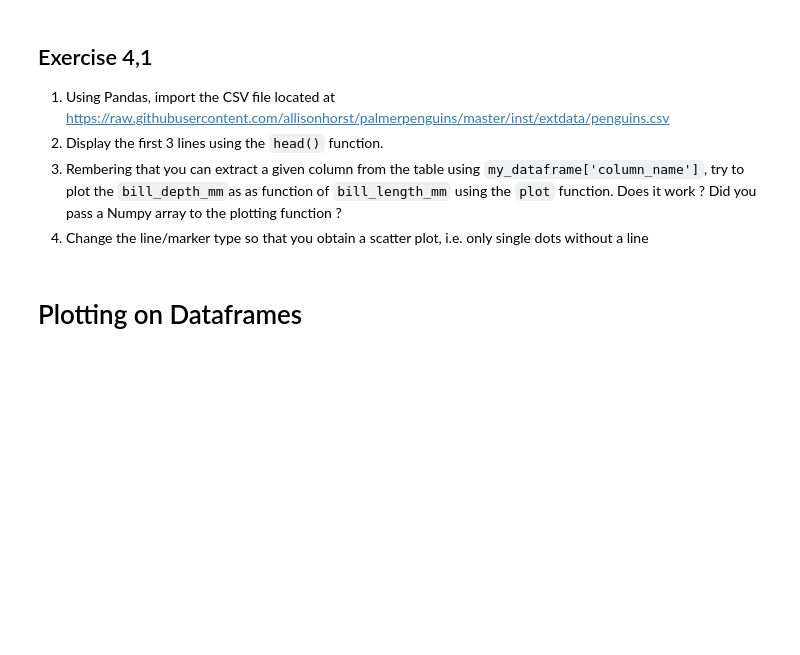
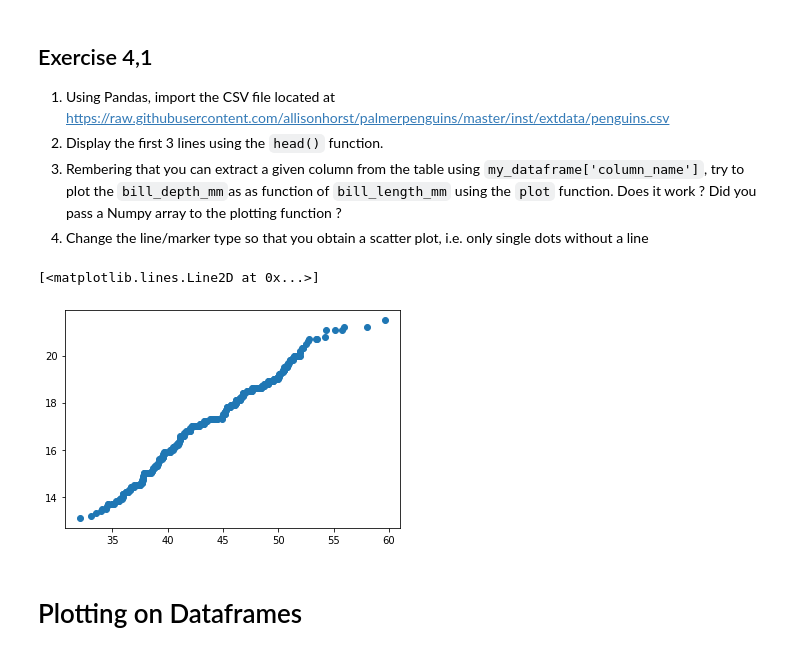
Before and after one commit to Sean-Reinhardt/Reinhardt-Sean, a Jupyter notebook: 04_Dataframes_Stats_Plotting.ipynb, the cells around one changed output. Saved outputs shown, nothing was run; the diff lists cells and outputs as text; code cells hidden in the pictures; blank space fills up the shorter version.

````diff
--- a/04_Dataframes_Stats_Plotting.ipynb
+++ b/04_Dataframes_Stats_Plotting.ipynb
@@ -65,6 +77,22 @@ ax.hist(y_val, bins=np.arange(-1,1.5,0.5));
 2. Display the first 3 lines using the ```head()``` function.
 3. Rembering that you can extract a given column from the table using ```my_dataframe['column_name']```, try to plot the ```bill_depth_mm```as as function of ```bill_length_mm``` using the ```plot``` function. Does it work ? Did you pass a Numpy array to the plotting function ?
 4. Change the line/marker type so that you obtain a scatter plot, i.e. only single dots without a line
+# %%
+import numpy as np
+import pandas as pd
+import matplotlib.pyplot as plt
+
+df = pd.read_csv('https://raw.githubusercontent.com/allisonhorst/palmerpenguins/master/inst/extdata/penguins.csv')
+
+depth = df['bill_depth_mm']
+length = df['bill_length_mm']
+x_val = np.sort(length)
+y_val = np.sort(depth)
+fig, ax = plt.subplots()
+ax.plot(x_val, y_val, 'o')
+# %% [output]
+[<matplotlib.lines.Line2D at 0x...>]
+[figure, added]
 # %% [markdown]
 # Plotting on Dataframes
 # %% [markdown]
````
Also changed, not shown: parts of 6 cells of this notebook.
